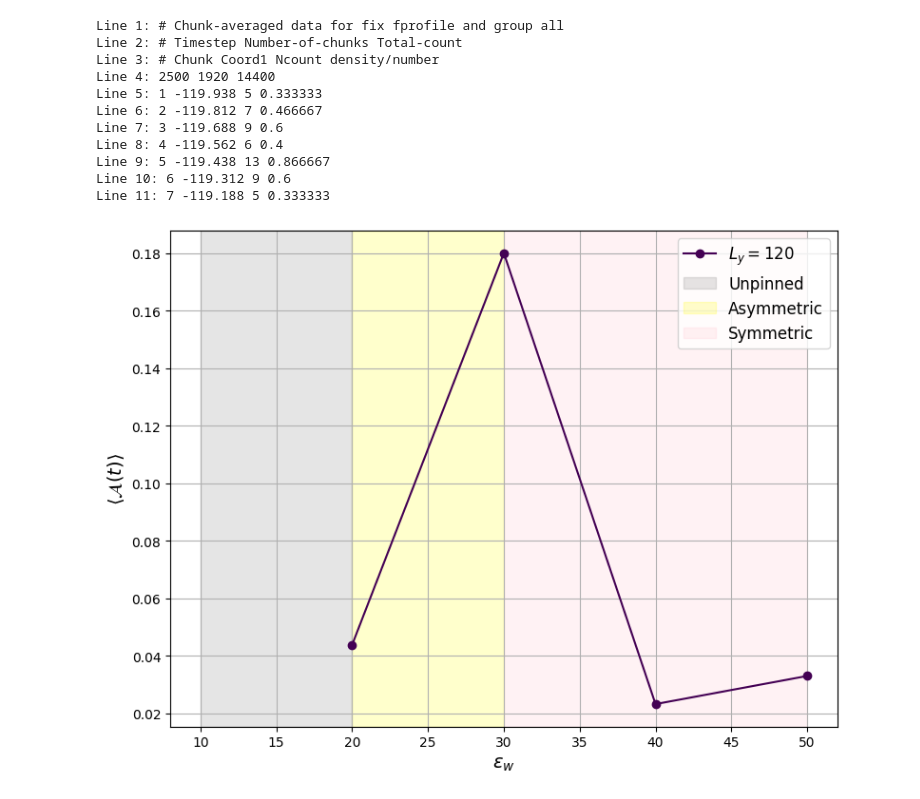
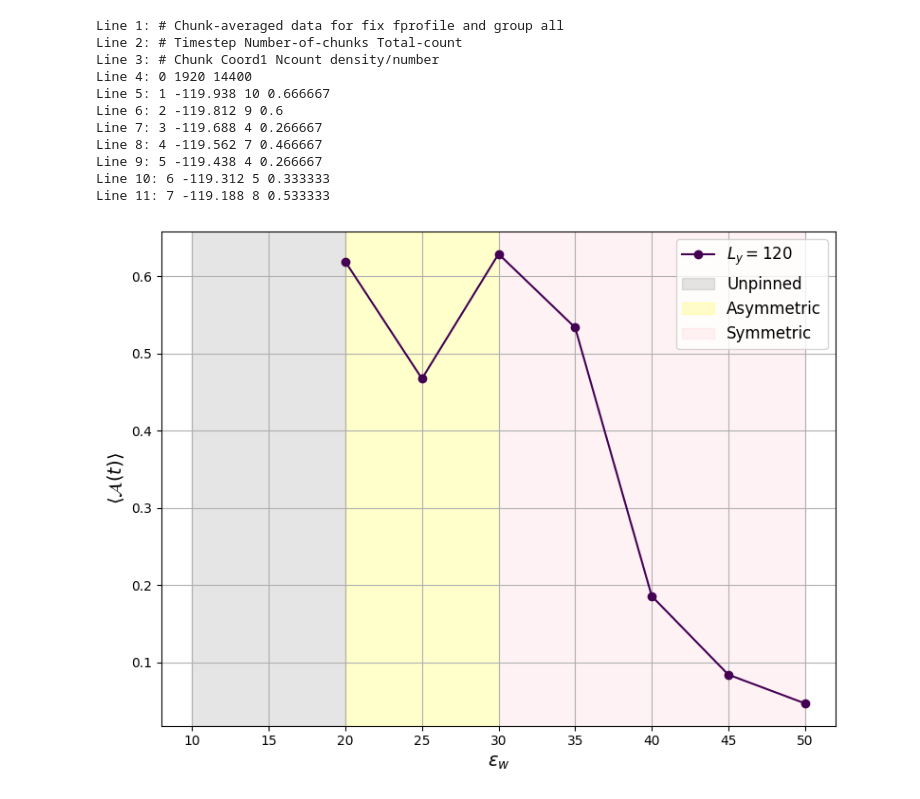
Before and after one commit to sohyuniverse/active-drying, a Jupyter notebook: models/analysis.ipynb, the cells around one changed output. Drawn from its saved outputs; the diff is of its cells as text; code cells hidden in the pictures.

```diff
--- a/models/analysis.ipynb
+++ b/models/analysis.ipynb
@@ -40,19 +39,19 @@ def inspect_file(filename):
             if i >= 10:  # Print only the first 10 lines
                 break
 
-inspect_file('dumps/wet.ew.30.ly.120.dump')
+inspect_file('dumps/wet.241206.0213.eps.20.ly.120.dump')
 # %% [output]
 Line 1: # Chunk-averaged data for fix fprofile and group all
 Line 2: # Timestep Number-of-chunks Total-count
 Line 3: # Chunk Coord1 Ncount density/number
-Line 4: 2500 1920 14400
-Line 5: 1 -119.938 5 0.333333
-Line 6: 2 -119.812 7 0.466667
-Line 7: 3 -119.688 9 0.6
-Line 8: 4 -119.562 6 0.4
-Line 9: 5 -119.438 13 0.866667
-Line 10: 6 -119.312 9 0.6
-Line 11: 7 -119.188 5 0.333333
+Line 4: 0 1920 14400
+Line 5: 1 -119.938 10 0.666667
+Line 6: 2 -119.812 9 0.6
+Line 7: 3 -119.688 4 0.266667
+Line 8: 4 -119.562 7 0.466667
+Line 9: 5 -119.438 4 0.266667
+Line 10: 6 -119.312 5 0.333333
+Line 11: 7 -119.188 8 0.533333
 # %%
 import pandas as pd
 import numpy as np
@@ -82,7 +81,7 @@ def load_profile(filename):
             try:
                 timestep = int(tokens[0])
                 chunk_count = int(tokens[1])
-                # We can ignore total_count
+                # Total-count is ignored
             except ValueError:
                 # If parsing fails, skip this line
                 i += 1
@@ -141,9 +140,6 @@ def calculate_asymmetry(data, lx, rho_ld, rho):
     left_bins = densities[left_mask]
     right_bins = densities[right_mask]
 
-    left_x = x_bins[left_mask]
-    right_x = x_bins[right_mask]
-
     # Integrate density over the left and right regions
     left_integral = (left_bins * bin_width).sum()
     right_integral = (right_bins * bin_width).sum()
@@ -151,7 +147,7 @@ def calculate_asymmetry(data, lx, rho_ld, rho):
     # Numerator for A(t)
     numerator = abs(right_integral - left_integral)
 
-    # Denominator normalization
+    # Denominator normalisation
     denominator = (rho - rho_ld) * lx
 
     # Asymmetry order parameter
@@ -166,7 +162,7 @@ def process_dump_files(folder, lx, rho_ld, rho):
     results = {}
 
     # Regex to extract `ew` and `ly` from file names
-    pattern = re.compile(r"wet\.ew\.(\d+)\.ly\.(\d+)\.dump")
+    pattern = re.compile(r"wet\..*\.eps\.(\d+)\.ly\.(\d+)\.dump")
 
     for filename in os.listdir(folder):
         # Skip files that do not end with '.dump'
@@ -188,9 +184,18 @@ def process_dump_files(folder, lx, rho_ld, rho):
                 # Compute asymmetry at each timestep
                 asymmetry_list = []
                 grouped = data.groupby('Timestep')
-                for timestep, df_timestep in grouped:
+                timesteps = list(grouped.groups.keys())
+
+                # Exclude the first 2% of timesteps (empirical based on PotEng)
+                start_index = int(len(timesteps) * 0.02)
+                filtered_timesteps = timesteps[start_index:]
+
+                # for timestep, df_timestep in grouped:
+                for timestep in filtered_timesteps:
+                    df_timestep = grouped.get_group(timestep)
                     asymmetry = calculate_asymmetry(df_timestep, lx=lx, rho_ld=rho_ld, rho=rho)
                     asymmetry_list.append(asymmetry)
+
                 # Average asymmetry over time
                 average_asymmetry = np.mean(asymmetry_list)
                 results[ly].append((ew, average_asymmetry))
@@ -217,35 +222,35 @@ def plot_asymmetry(results):
 
     for i, (ly, data) in enumerate(sorted(results.items())):
         ew, asymmetry = zip(*data)
         plt.plot(ew, asymmetry, label=f"$L_y = {ly}$", color=colors[i % len(colors)], marker=markers[i % len(markers)])
 
-    # Add shading to represent different regimes (adjust ranges as needed)
+    # Add shading to represent different regimes
     plt.axvspan(10, 20, color='black', alpha=0.1, label="Unpinned")
     plt.axvspan(20, 30, color='yellow', alpha=0.2, label="Asymmetric")
     plt.axvspan(30, 50, color='pink', alpha=0.2, label="Symmetric")
 
     plt.xlabel(r"$\epsilon_w$", fontsize=14)
     plt.ylabel(r"$\langle \mathcal{A}(t) \rangle$", fontsize=14)
     plt.legend(fontsize=12)
     plt.grid(True)
     plt.tight_layout()
     plt.show()
 
 # Main script
 if __name__ == "__main__":
     folder = "dumps"  # Folder containing dump files
-    lx = 240.0  # Total system size in x-direction (2 * lx in your LAMMPS script)
-    rho_ld = 0.1  # Low-density phase value (from your context)
-    rho = 0.5  # Total system density (from your LAMMPS input)
+    lx = 240.0  # Total system size in x-direction
+    rho_ld = 0.15  # Low-density MIPS value
+    rho = 0.5  # Total system density
 
     # Process dump files and calculate asymmetry
     results = process_dump_files(folder, lx=lx, rho_ld=rho_ld, rho=rho)
 
     # Check if results are obtained
     if results:
         # Plot the asymmetry order parameter
         plot_asymmetry(results)
     else:
         print("No results to plot.")
 # %% [output]
-[figure, old version]
+[figure, new version]
```
Also changed, not shown: parts of 2 cells of this notebook, 10 other files.
